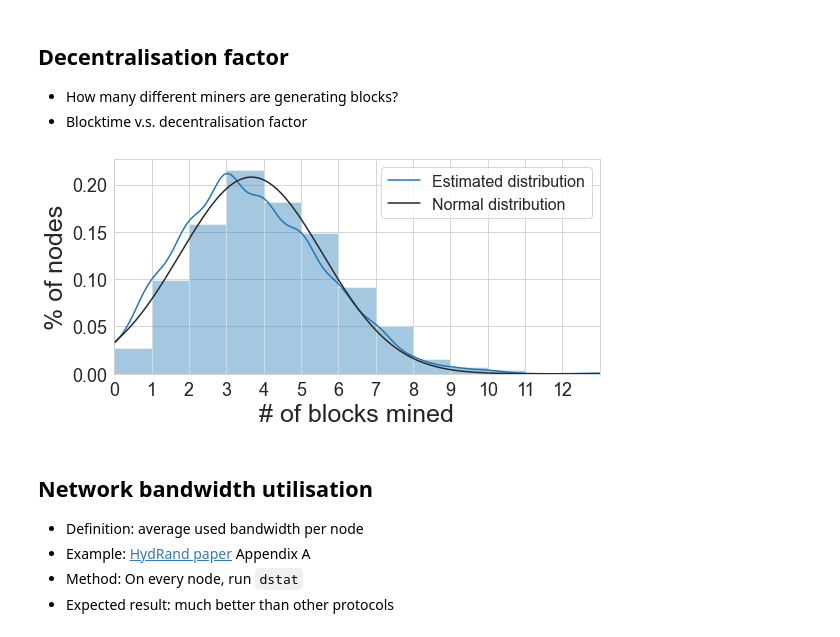
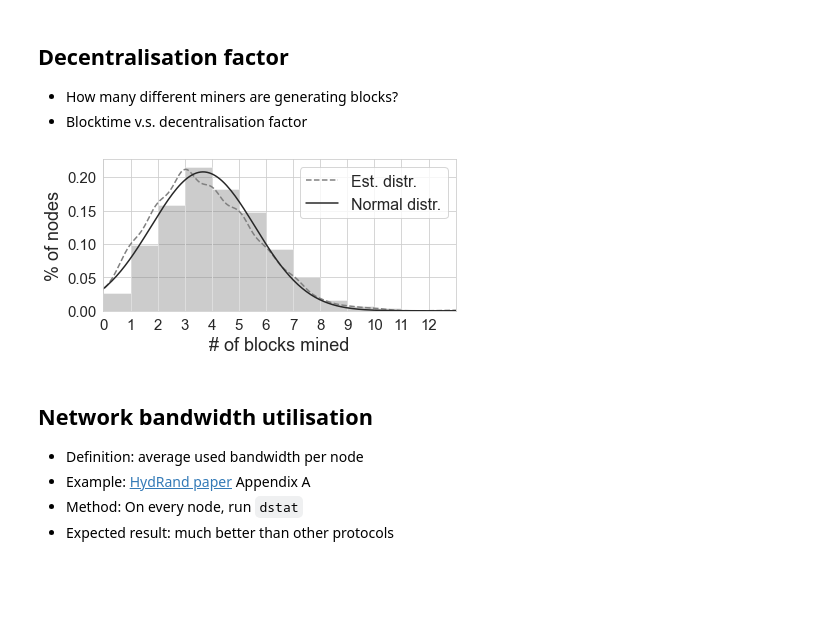
Before and after one commit to rand-chain/rust-randchain-prototype, a Jupyter notebook: evaluation/analysis.ipynb, the cells around one changed output. Cells and saved outputs as stored; diff of their text form; code cells hidden in the pictures; blank space fills up the shorter version.

```diff
--- a/evaluation/analysis.ipynb
+++ b/evaluation/analysis.ipynb
@@ -12,7 +13,7 @@ from scipy.stats import norm
 
 sns.set_style("whitegrid")
 # %%
-LOG_PATH = Path('./log/')
+LOG_PATH = Path('/Users/rhan0013/Google Drive/My Drive/RandChain/log/')
 # %%
 def get_files(blocktime, num_nodes, num_miners, long=False):
     log_folder = '%d_%d_%d' % (blocktime, num_nodes, num_miners)
@@ -159,40 +178,40 @@ def get_dec_fac(blocktime, num_nodes, num_miners, long=False):
     # dict{block: [gap1, gap2, ...]}
     miners_dict = dict()
     lfiles, _ = get_files(blocktime, num_nodes, num_miners, long)
     for lf in lfiles:
         blocks_mined, blocks_received = get_blocks(lf)
         for block, blkdata in blocks_mined.items():
             if block in blocks_received.keys() and ('dead-end' not in blocks_received[block].keys() or blocks_received[block]['dead-end'] == True):
                 continue
             miner = blkdata['miner']
             if miner in miners_dict.keys():
                 miners_dict[miner] += 1
             else:
                 miners_dict[miner] = 1
 
     return miners_dict
 
 def plot_dec():
     miners_dict = get_dec_fac(1, 128, 8, True)
     miner_values = list(miners_dict.values())
     zero_miners = [0] * (1024 - len(miner_values))
     miner_values += zero_miners
 
-    plt.figure(0, figsize=(8, 4))
-    ax = sns.distplot(miner_values, bins=13, fit=norm)
+    plt.figure(0, figsize=(6, 3))
+    ax = sns.distplot(miner_values, bins=13, fit=norm, color='grey', kde_kws={"ls": "dashed"})
     ax.set_xlim([0, 13])
-    ax.set_xlabel('# of blocks mined',fontsize=25)
-    ax.set_ylabel('% of nodes',fontsize=25)
+    ax.set_xlabel('# of blocks mined',fontsize=18)
+    ax.set_ylabel('% of nodes',fontsize=18)
     ax.set_xticks(np.arange(0, 13))
-    ax.tick_params(axis='both', which='major', labelsize=18)
-    plt.legend(labels=['Estimated distribution','Normal distribution'], fontsize=16)
+    ax.tick_params(axis='both', which='major', labelsize=15)
+    plt.legend(labels=['Est. distr.','Normal distr.'], fontsize=16)
     plt.tight_layout()
     plt.savefig('../../randchain-paper/paper/figs/dec-fac.pdf')
     plt.show()
 
 plot_dec()
 # %% [output]
-[figure, old version]
+[figure, new version]
 # %% [markdown]
 ## Network bandwidth utilisation
 
```
Also changed, not shown: parts of 4 cells of this notebook.
